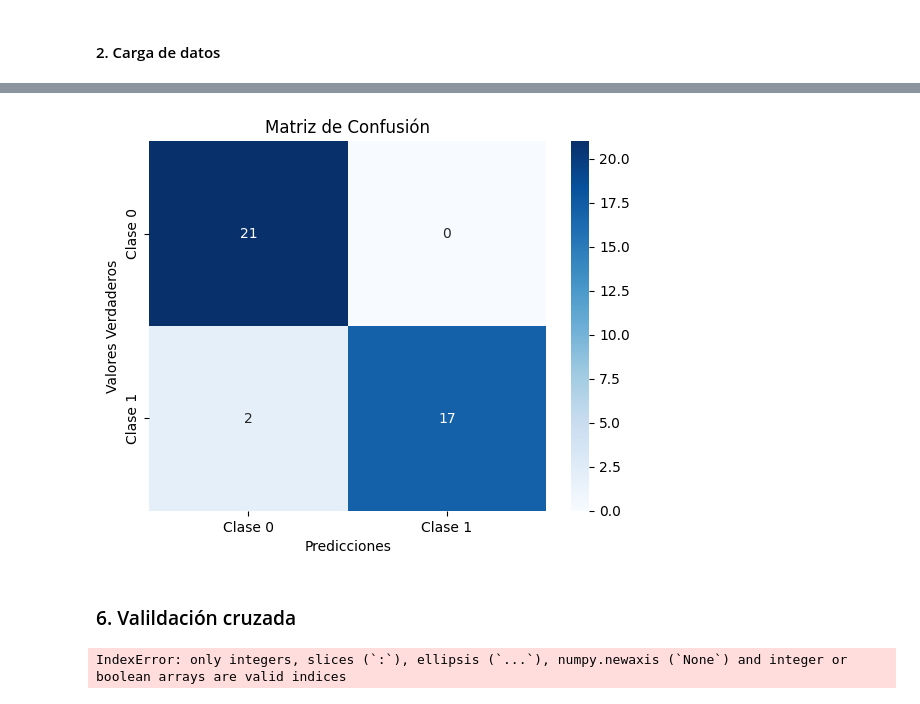
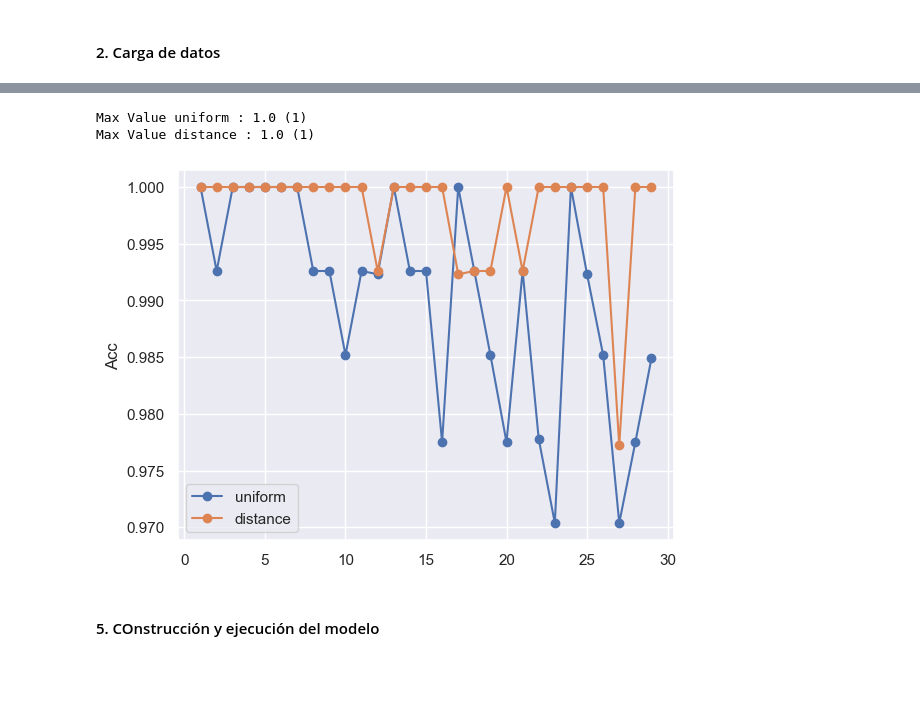
Before and after one commit to viorbe20/ai-machine-learning-systems, a Jupyter notebook: ej1-naive-bayes-knn.ipynb, the cells around one changed output, grey strips where cells are left out. Drawn from its saved outputs; the diff is of its cells as text; code cells hidden in the pictures; blank space fills up the shorter version.

```diff
--- a/ej1-naive-bayes-knn.ipynb
+++ b/ej1-naive-bayes-knn.ipynb
@@ -126,62 +90,52 @@ weighted avg       0.95      0.95      0.95        40
-# %%
-from sklearn.metrics import confusion_matrix
-from sklearn.utils.multiclass import unique_labels
-import seaborn as sns
-
-cm = confusion_matrix(y_test, y_pred)
-
-classes = ('Clase 0', 'Clase 1')
-sns.heatmap(cm, annot=True, cmap='Blues', xticklabels=classes, yticklabels=classes)
-plt.title('Matriz de Confusión')
-plt.xlabel('Predicciones')
-plt.ylabel('Valores Verdaderos')
-plt.show()
-# %% [output]
-[figure, removed]
-# %% [markdown]
-### 6. Valildación cruzada
 # %%
 from sklearn.model_selection import train_test_split
 
-# Dividimos el conjunto de datos en train y test en un porcentaje de 2/3 vs 1/3
-
-train, test = train_test_split(data[['clase 0','clase 1', 'target']], test_size=0.33)
+# División el conjunto de datos en train y test en un porcentaje de 2/3 vs 1/3
+train, test = train_test_split(df_classes[['Class_0','Class_1', 'Target']], test_size=0.33)
 train.reset_index(inplace = True)
 test.reset_index(inplace = True)
-# %% [output]
-IndexError: only integers, slices (`:`), ellipsis (`...`), numpy.newaxis (`None`) and integer or boolean arrays are valid indices
 # %%
+from sklearn import neighbors
 from sklearn.model_selection import KFold
-
+import matplotlib.pyplot as plt
+from sklearn.metrics import accuracy_score
+import numpy as np
 
 cv = KFold(n_splits = 5, shuffle = True) # shuffle = False si hay dimensión temporal
 
 
 for i, weights in enumerate(['uniform', 'distance']):
-   total_scores = []
+    total_scores = []
 
-   for n_neighbors in range(1,30):
-      fold_accuracy = []
-      knn = KNeighborsClassifier(n_neighbors=n_neighbors, weights=weights)
+    for n_neighbors in range(1,30):
+        fold_accuracy = []
+        knn = neighbors.KNeighborsClassifier(n_neighbors, weights=weights)
+        for train_fold, test_fold in cv.split(train):
+            # División train test aleatoria
+            f_train = train.loc[train_fold]
+            f_test = train.loc[test_fold]
+            # entrenamiento y ejecución del modelo
 
-      for train_fold, test_fold in cv.split(train):
-         # División train test aleatoria
-         f_train = train.loc[train_fold]
-         f_test = train.loc[test_fold]
-         # entrenamiento y ejecución del modelo
-         knn.fit( X = f_train.drop(['target'], axis=1),
-                              y = f_train['target'])
-         y_pred = knn.predict(X = f_test.drop(['target'], axis = 1))
-         # evaluación del modelo
-         acc = accuracy_score(f_test['target'], y_pred)
-         fold_accuracy.append(acc)
-      total_scores.append(sum(fold_accuracy)/len(fold_accuracy))
+            knn.fit( X = f_train.drop(['Target'], axis=1),
+                            y = f_train['Target'])
+            y_pred = knn.predict(X = f_test.drop(['Target'], axis = 1))
 
-   plt.plot(range(1,len(total_scores)+1), total_scores,
-             marker='o', label=weights)
-   print ('Max Value ' +  weights + " : " +  str(max(total_scores)) +" (" + str(np.argmax(total_scores) + 1) + ")")
-   plt.ylabel('Acc')
+            # evaluación del modelo
+            acc = accuracy_score(f_test['Target'], y_pred)
+            fold_accuracy.append(acc)
+        total_scores.append(sum(fold_accuracy)/len(fold_accuracy))
 
+    plt.plot(range(1,len(total_scores)+1), total_scores, marker='o', label=weights)
+
+    print ('Max Value ' +  weights + " : " +  str(max(total_scores)) +" (" + str(np.argmax(total_scores) + 1) + ")")
+
+    plt.ylabel('Acc')
 
 plt.legend()
 plt.show()
+# %% [output]
+Max Value uniform : 1.0 (1)
+Max Value distance : 1.0 (1)
+[figure, added]
+# %% [markdown]
+#### 5. COnstrucción y ejecución del modelo
```
Also changed, not shown: parts of 15 cells of this notebook.
